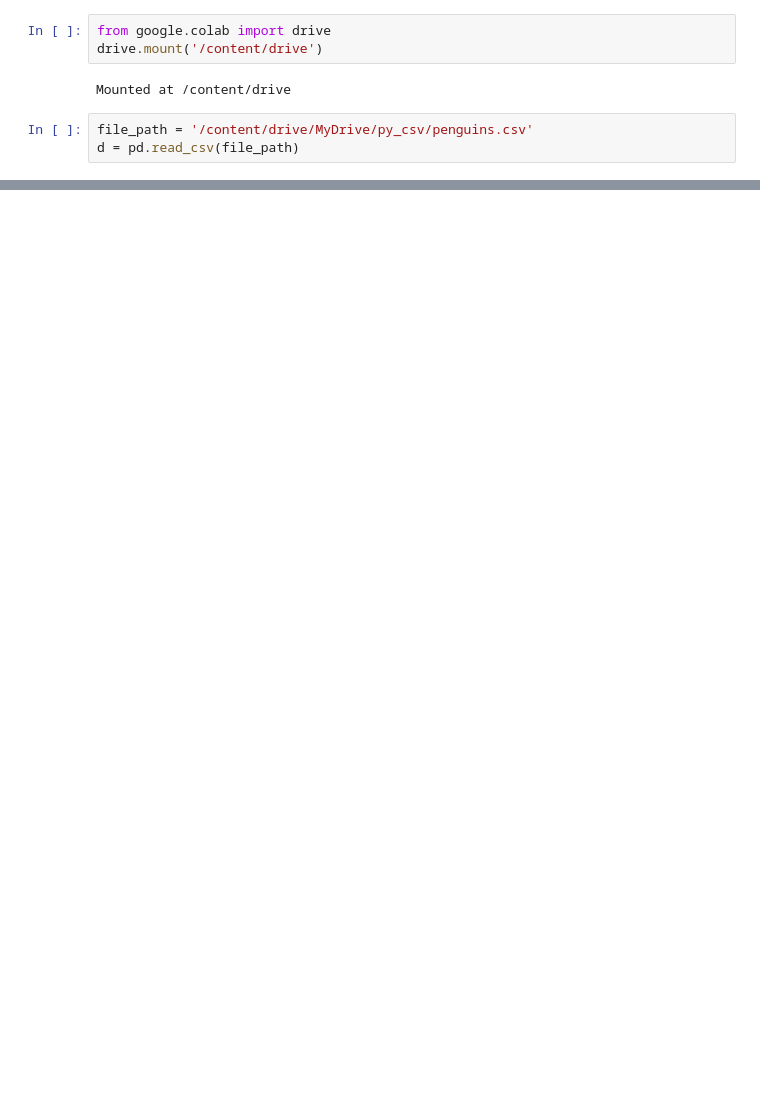
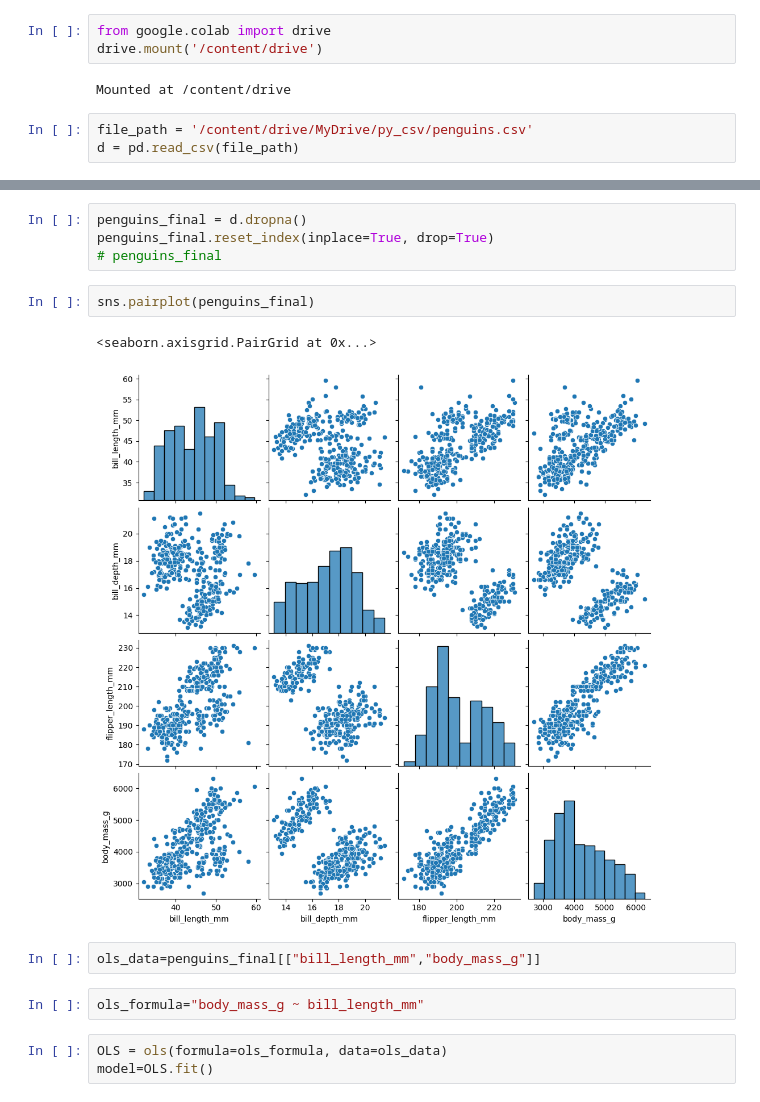
Before and after one commit to fotomain/aigoogle3-results, a Jupyter notebook: AiGoogl3_REGRESSION_PENGUINS.ipynb, the cells around one changed output, grey strips where cells are left out. Drawn from its saved outputs; the diff is of its cells as text; blank space fills up the shorter version.

```diff
--- a/AiGoogl3_REGRESSION_PENGUINS.ipynb
+++ b/AiGoogl3_REGRESSION_PENGUINS.ipynb
@@ -27,0 +29,16 @@ d.head()
+# %%
+penguins_final = d.dropna()
+penguins_final.reset_index(inplace=True, drop=True)
+# penguins_final
+# %%
+sns.pairplot(penguins_final)
+# %% [output]
+<seaborn.axisgrid.PairGrid at 0x...>
+[figure, added]
+# %%
+ols_data=penguins_final[["bill_length_mm","body_mass_g"]]
+# %%
+ols_formula="body_mass_g ~ bill_length_mm"
+# %%
+OLS = ols(formula=ols_formula, data=ols_data)
+model=OLS.fit()
```
Also changed, not shown: parts of 4 cells of this notebook.
